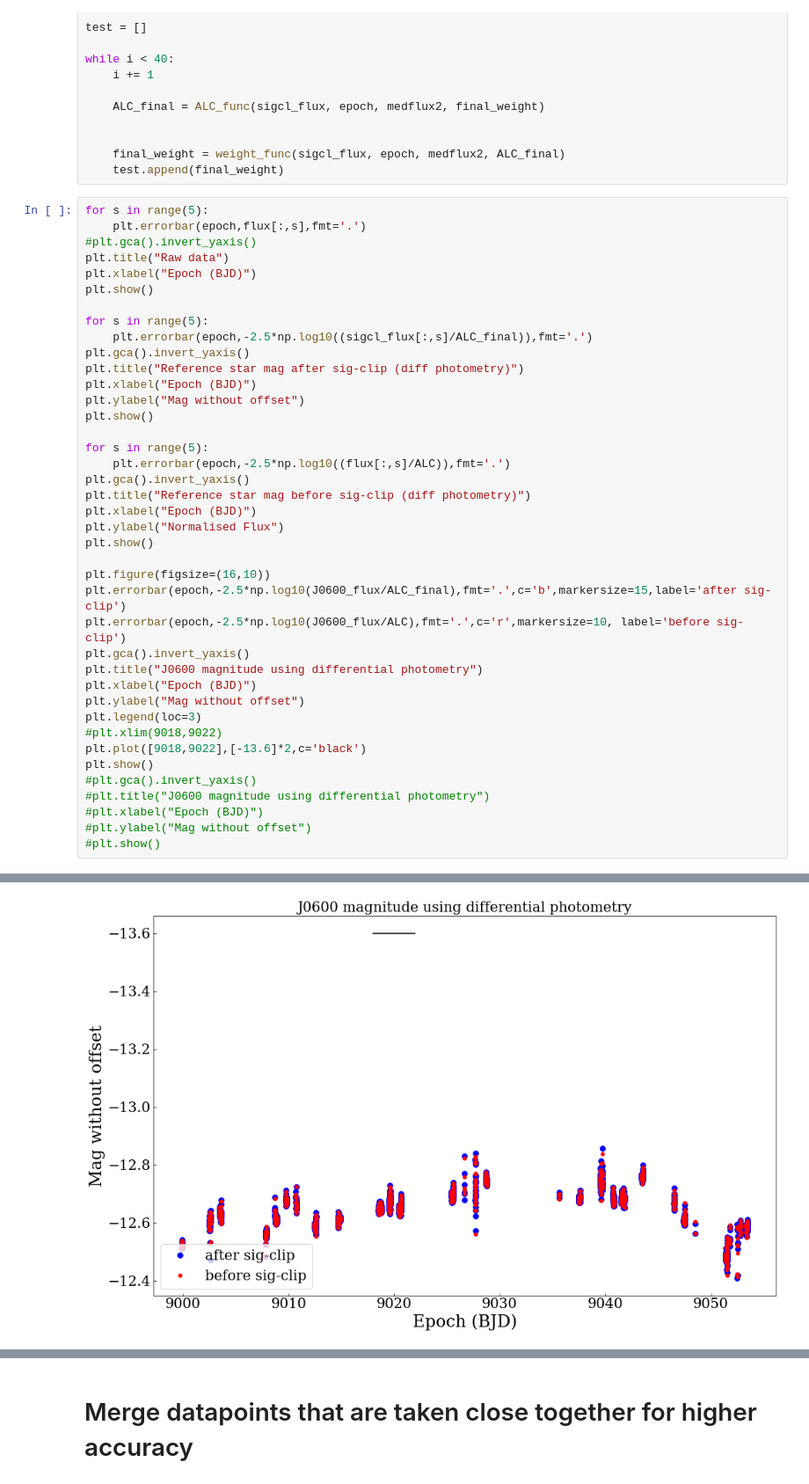
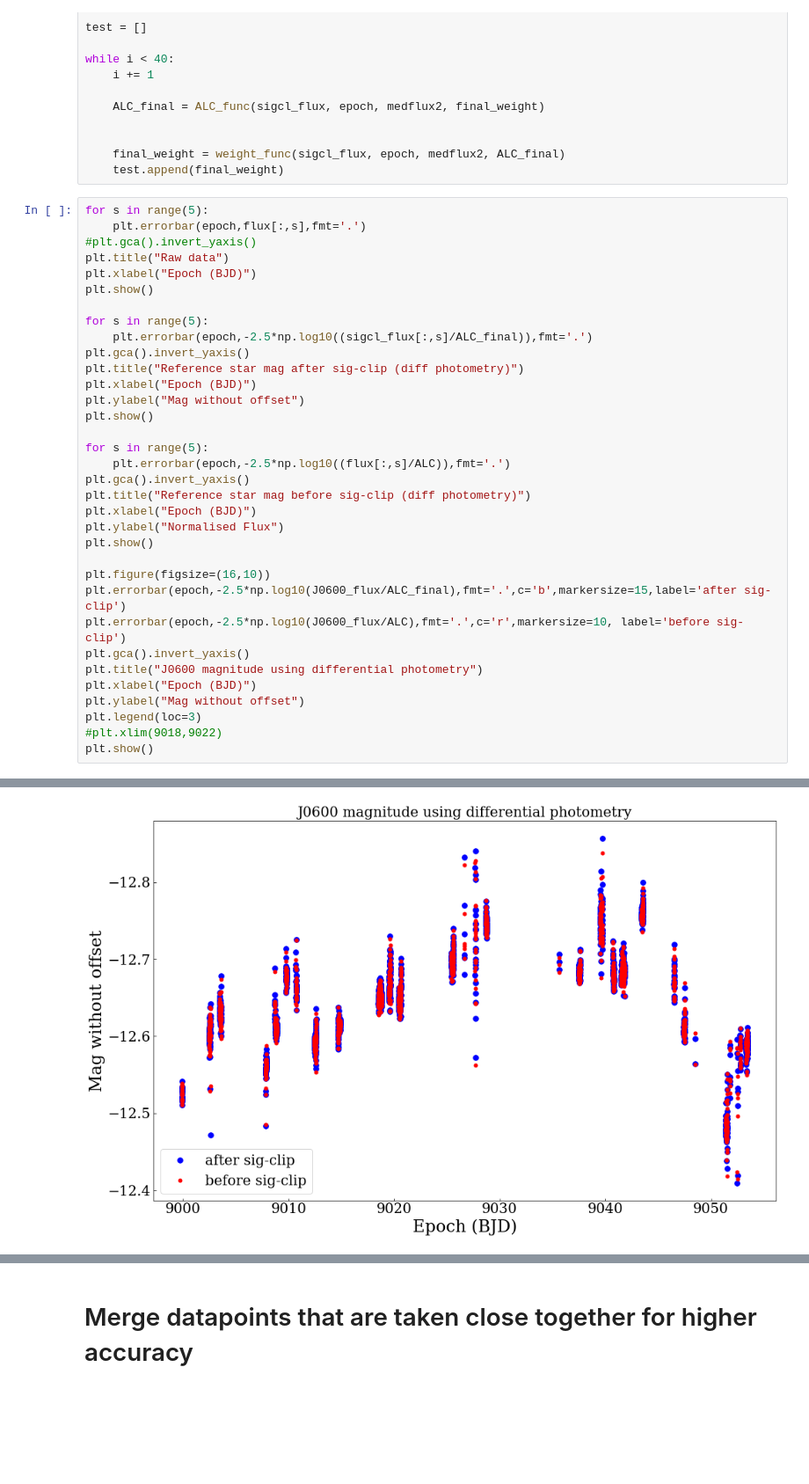
Before and after one commit to BartOuwehand/BRPJ0600, a Jupyter notebook: astep1.ipynb, the cells around one changed output, grey strips where cells are left out. Shown at 88% size. Cells and saved outputs as stored; diff of their text form; blank space fills up the shorter version.

```diff
--- a/astep1.ipynb
+++ b/astep1.ipynb
@@ -245,40 +245,34 @@ plt.show()
 for s in range(5):
     plt.errorbar(epoch,-2.5*np.log10((sigcl_flux[:,s]/ALC_final)),fmt='.')
 plt.gca().invert_yaxis()
 plt.title("Reference star mag after sig-clip (diff photometry)")
 plt.xlabel("Epoch (BJD)")
 plt.ylabel("Mag without offset")
 plt.show()
 
 for s in range(5):
     plt.errorbar(epoch,-2.5*np.log10((flux[:,s]/ALC)),fmt='.')
 plt.gca().invert_yaxis()
 plt.title("Reference star mag before sig-clip (diff photometry)")
 plt.xlabel("Epoch (BJD)")
 plt.ylabel("Normalised Flux")
 plt.show()
 
 plt.figure(figsize=(16,10))
 plt.errorbar(epoch,-2.5*np.log10(J0600_flux/ALC_final),fmt='.',c='b',markersize=15,label='after sig-clip')
 plt.errorbar(epoch,-2.5*np.log10(J0600_flux/ALC),fmt='.',c='r',markersize=10, label='before sig-clip')
 plt.gca().invert_yaxis()
 plt.title("J0600 magnitude using differential photometry")
 plt.xlabel("Epoch (BJD)")
 plt.ylabel("Mag without offset")
 plt.legend(loc=3)
 #plt.xlim(9018,9022)
-plt.plot([9018,9022],[-13.6]*2,c='black')
 plt.show()
-#plt.gca().invert_yaxis()
-#plt.title("J0600 magnitude using differential photometry")
-#plt.xlabel("Epoch (BJD)")
-#plt.ylabel("Mag without offset")
-#plt.show()
 # %% [output]
 [figure]
 [figure]
 [figure]
-[figure, old version]
+[figure, new version]
 # %%
 plt.figure(figsize=(16,6))
 for s in [0,1,3]:
```
Also changed, not shown: parts of 9 cells of this notebook, 1 other file.
